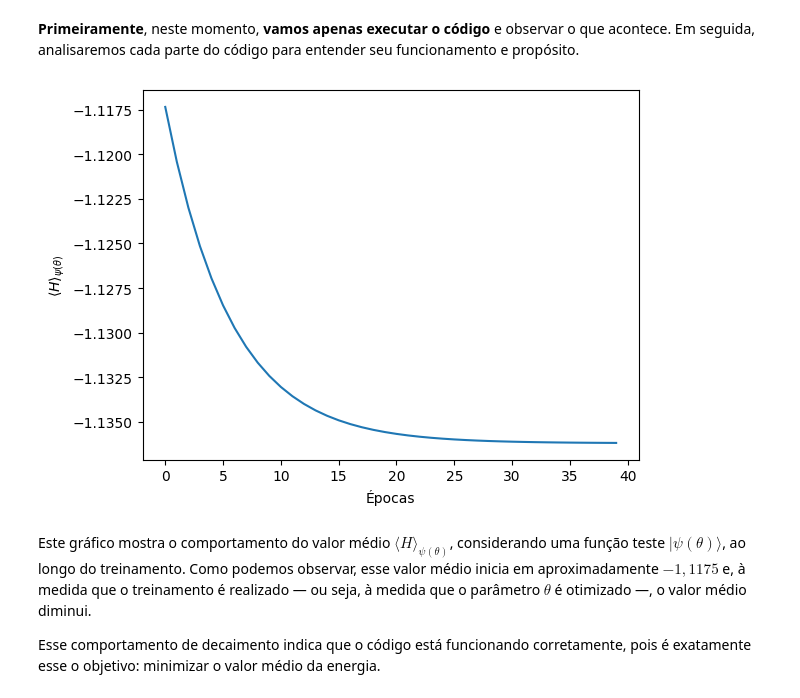
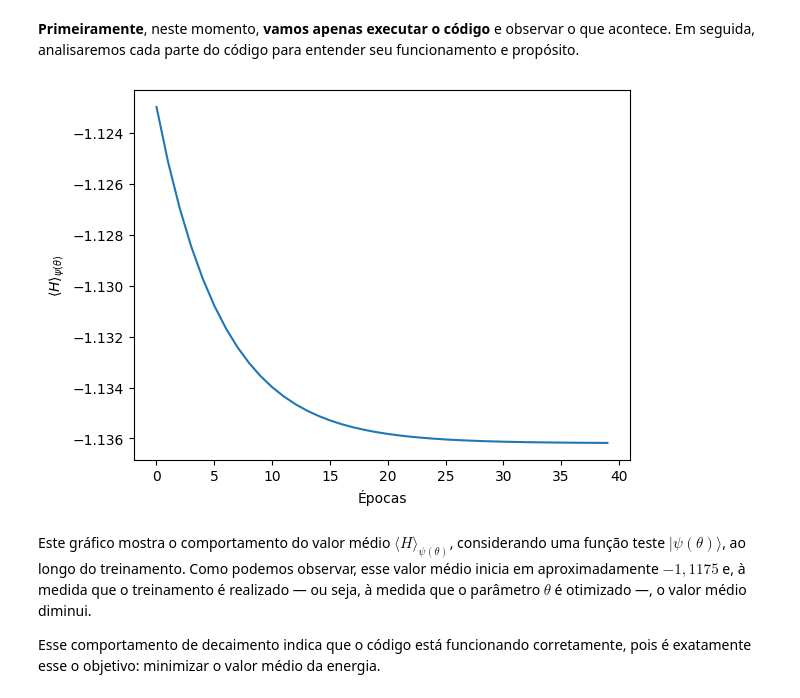
Before and after one commit to lucasfriedrich97/Notas-de-aula-Mecanica-quantica, a Jupyter notebook: Aula 5 - VQE.ipynb, the cells around one changed output. Drawn from its saved outputs; the diff is of its cells as text; code cells hidden in the pictures.

```diff
--- a/Aula 5 - VQE.ipynb
+++ b/Aula 5 - VQE.ipynb
@@ -33,37 +33,37 @@ hf = qml.qchem.hf_state(electrons, qubits)
 
 def circuit(theta, wires):
     qml.BasisState(hf, wires=wires)
-    qml.DoubleExcitation(theta, wires=[0, 1, 2, 3])
+    qml.DoubleExcitation(theta[0], wires=[0, 1, 2, 3])
 
 
 dev = qml.device("default.qubit", wires=qubits)
 
 @qml.qnode(dev)
 def cost_fn(theta):
     circuit(theta, wires=range(qubits))
     return qml.expval(H)
 
 
 epocas = 40
 opt = qml.GradientDescentOptimizer(stepsize=0.1)
-theta = np.array(0.)
+theta = np.random.random(1)
 energia = []
 for n in range(epocas):
     theta, prev_energy = opt.step_and_cost(cost_fn, theta)
     energia.append(prev_energy.item())
 
 
 y = np.array(energia)
 x = np.arange(len(y))
 
 n = len(y)
 
 plt.plot(x,y)
 plt.ylabel(r'$\langle H \rangle_{\psi(\theta)}$')
 plt.xlabel('Épocas')
 plt.show()
 # %% [output]
-[figure, old version]
+[figure, new version]
 # %% [markdown]
 Este gráfico mostra o comportamento do valor médio $\langle H \rangle_{\psi(\theta)}$, considerando uma função teste $|\psi(\theta)\rangle$, ao longo do treinamento. Como podemos observar, esse valor médio inicia em aproximadamente $-1{,}1175$ e, à medida que o treinamento é realizado — ou seja, à medida que o parâmetro $\theta$ é otimizado —, o valor médio diminui.
 
```
